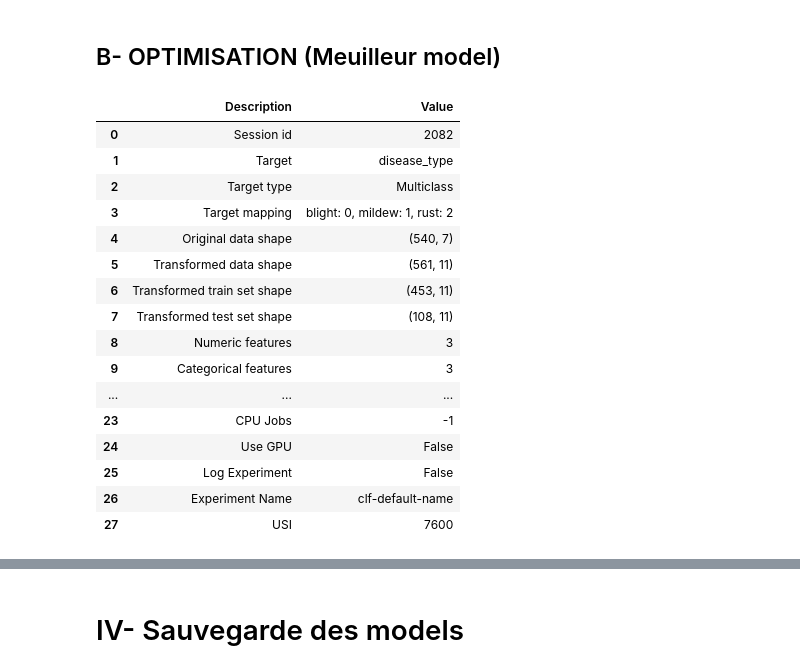
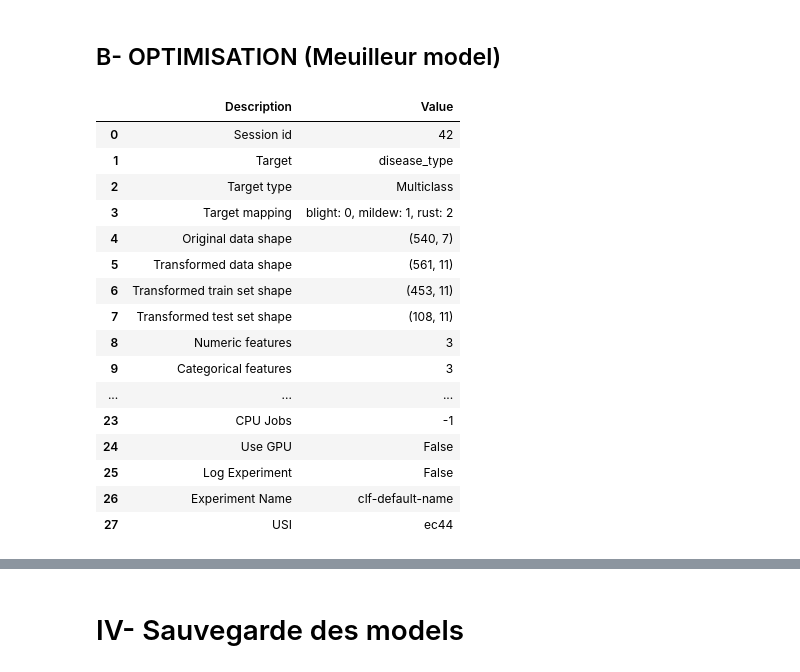
Before and after one commit to the-random-origin/projet-ml-, a Jupyter notebook: model.ipynb, the cells around one changed output, grey strips where cells are left out. Drawn from its saved outputs; the diff is of its cells as text; code cells hidden in the pictures.

```diff
--- a/model.ipynb
+++ b/model.ipynb
@@ -459,10 +461,10 @@ import  pycaret as py
 # %%
 from pycaret.classification import *
 
-exp = setup(pd.read_csv("plant_disease_dataset.csv"), target='disease_type', train_size=0.8, normalize=True, normalize_method='minmax', fix_imbalance=True, fix_imbalance_method='smote')
+exp = setup(pd.read_csv("plant_disease_dataset.csv"), target='disease_type', train_size=0.8, normalize=True, normalize_method='minmax', fix_imbalance=True, fix_imbalance_method='smote', session_id=42)
 # %% [output]
 |  | Description | Value |
-| 0 | Session id | 2082 |
+| 0 | Session id | 42 |
 | 1 | Target | disease_type |
 | 2 | Target type | Multiclass |
 | 3 | Target mapping | blight: 0, mildew: 1, rust: 2 |
@@ -477,5 +479,5 @@ exp = setup(pd.read_csv("plant_disease_dataset.csv"), target='disease_type', tra
 | 24 | Use GPU | False |
 | 25 | Log Experiment | False |
 | 26 | Experiment Name | clf-default-name |
-| 27 | USI | 7600 |
+| 27 | USI | ec44 |
 # %%
```
Also changed, not shown: parts of 11 cells of this notebook, 6 other files.
